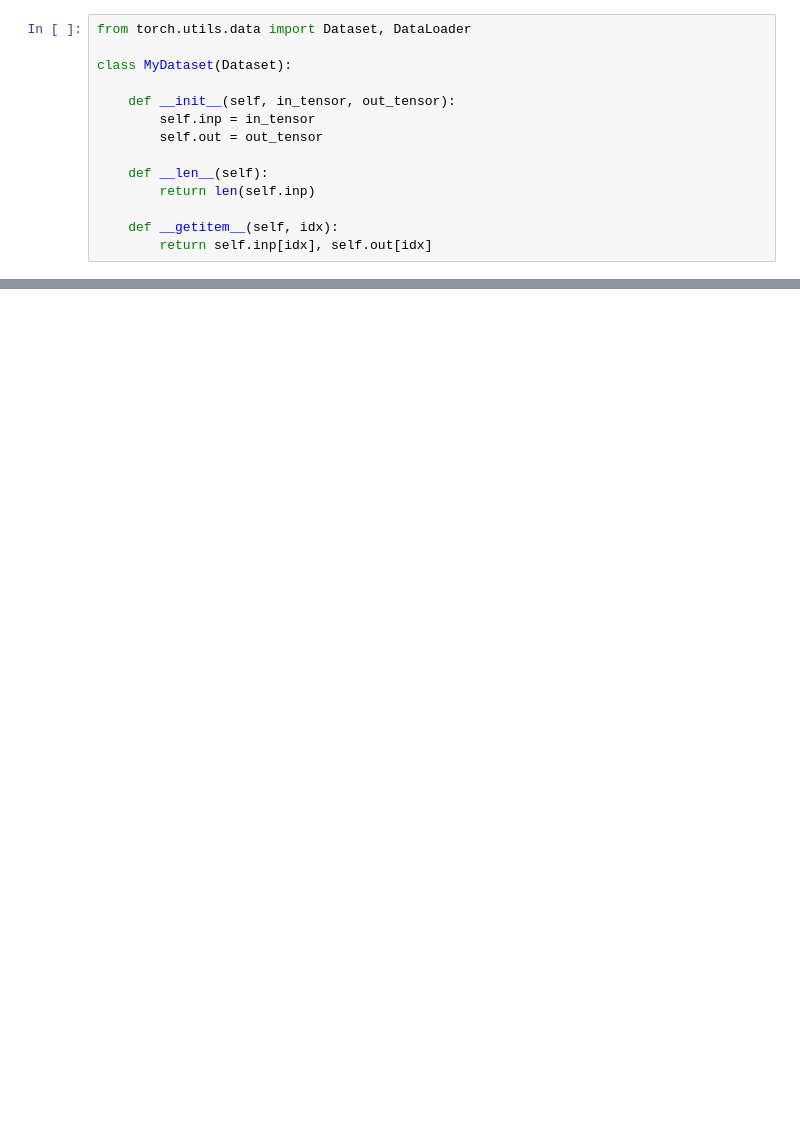
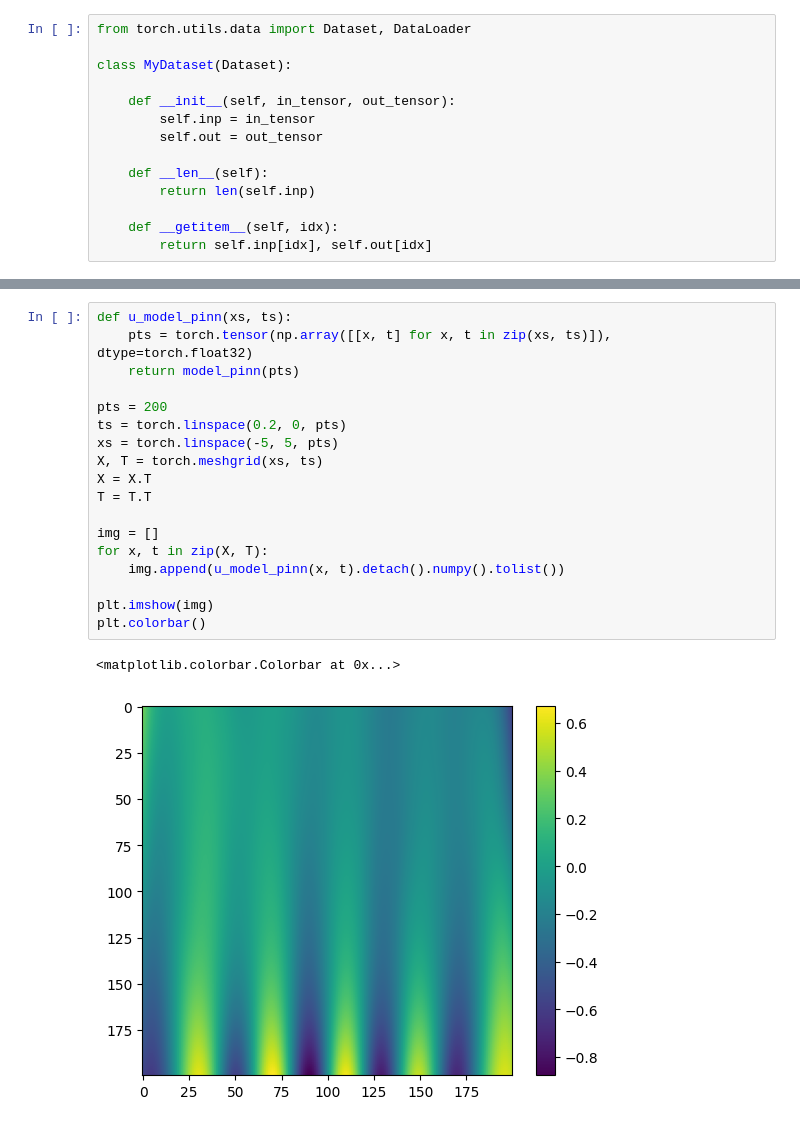
Before and after one commit to lazyjobseeker/codingtestrepo, a Jupyter notebook: pinn/heatequation_blog.ipynb, the cells around one changed output, grey strips where cells are left out. Drawn from its saved outputs; the diff is of its cells as text; blank space fills up the shorter version.

```diff
--- a/pinn/heatequation_blog.ipynb
+++ b/pinn/heatequation_blog.ipynb
@@ -129,0 +240,21 @@ plt.colorbar()
+# %%
+def u_model_pinn(xs, ts):
+    pts = torch.tensor(np.array([[x, t] for x, t in zip(xs, ts)]), dtype=torch.float32)
+    return model_pinn(pts)
+
+pts = 200
+ts = torch.linspace(0.2, 0, pts)
+xs = torch.linspace(-5, 5, pts)
+X, T = torch.meshgrid(xs, ts)
+X = X.T
+T = T.T
+
+img = []
+for x, t in zip(X, T):
+    img.append(u_model_pinn(x, t).detach().numpy().tolist())
+
+plt.imshow(img)
+plt.colorbar()
+# %% [output]
+<matplotlib.colorbar.Colorbar at 0x...>
+[figure, added]
```
Also changed, not shown: parts of 15 cells of this notebook, 1 other file.
